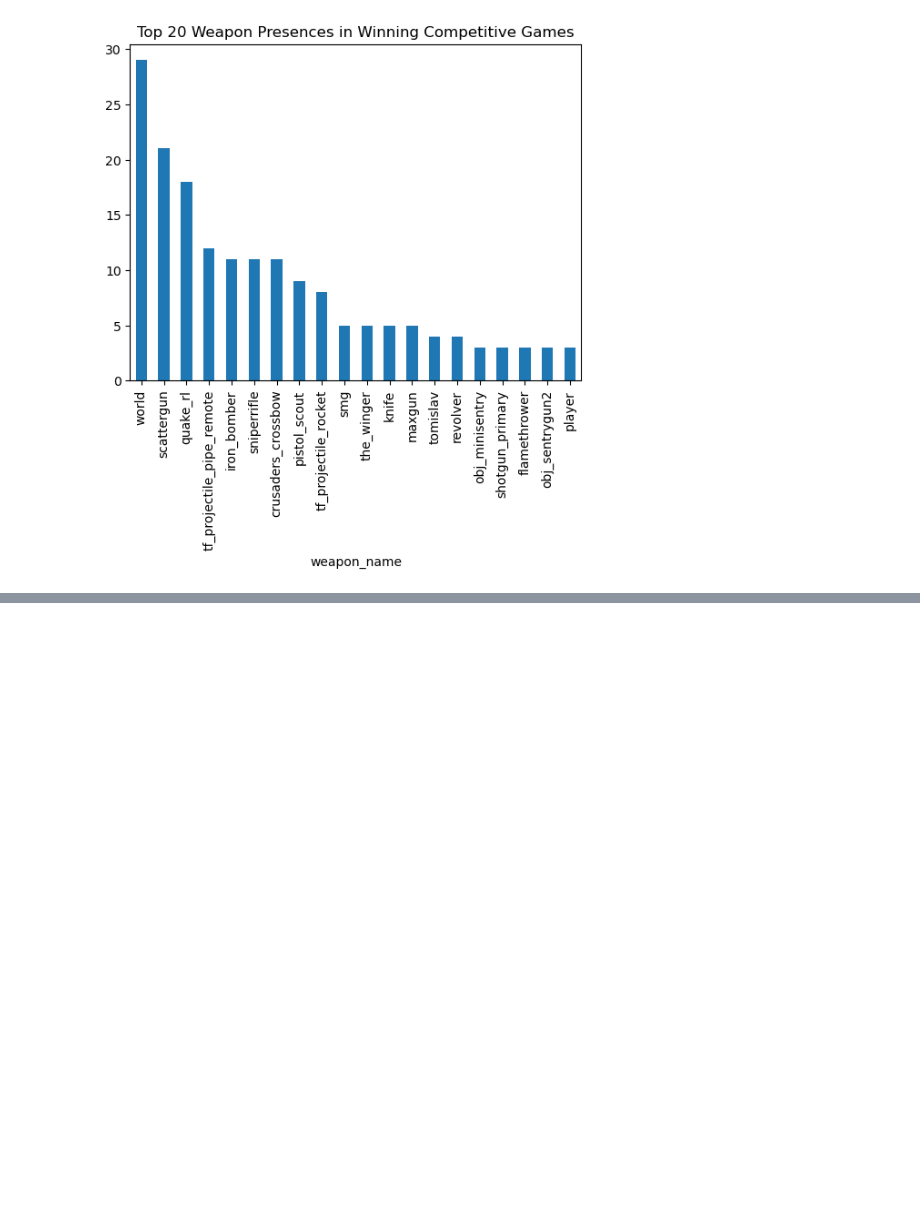
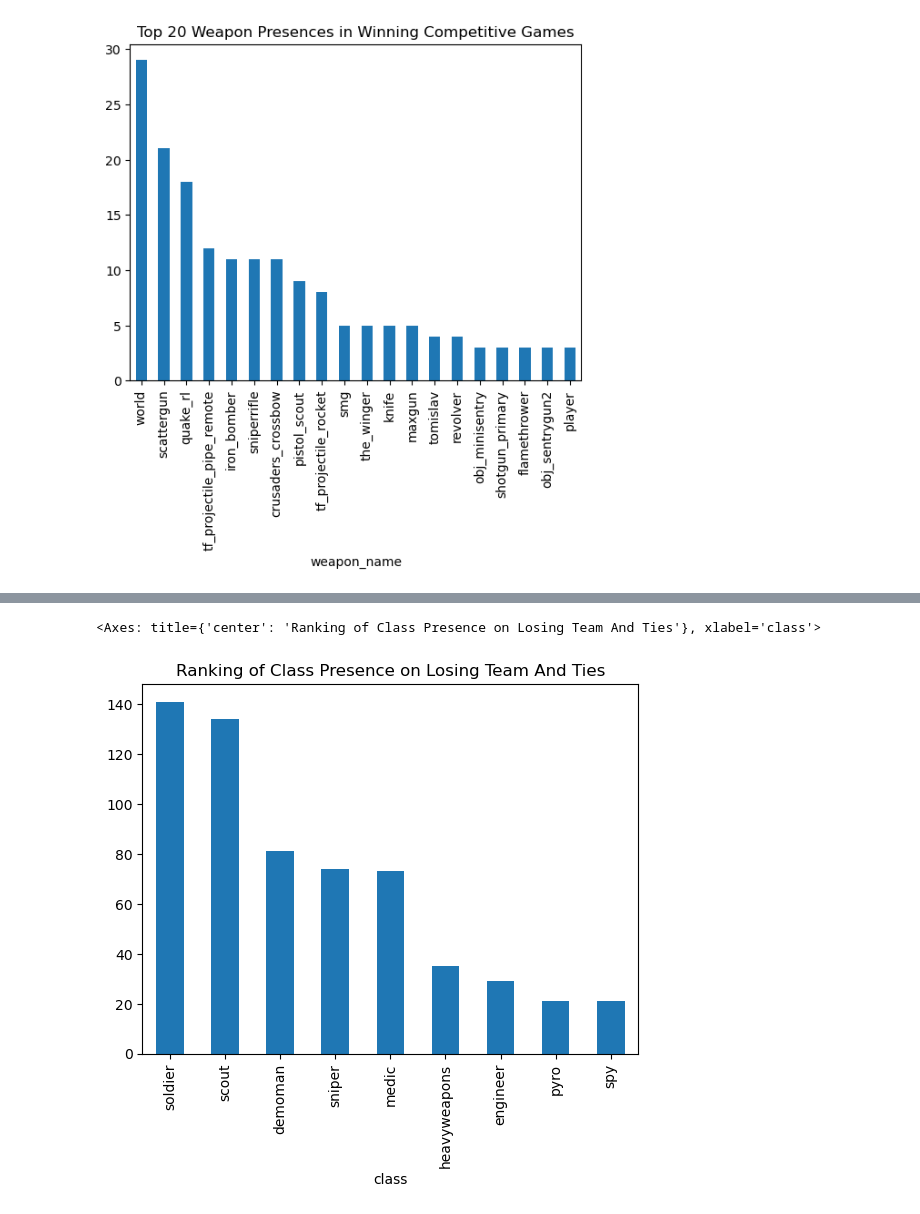
Before and after one commit to AlexPhilipsen/DataMiningProject, a Jupyter notebook: New/results.ipynb, the cells around one changed output, grey strips where cells are left out. Drawn from its saved outputs; the diff is of its cells as text; code cells hidden in the pictures; blank space fills up the shorter version.

```diff
--- a/New/results.ipynb
+++ b/New/results.ipynb
@@ -293,0 +323,5 @@ weapon_uses.head(20).plot(kind='bar', title='Top 20 Weapon Presences in Winning
+# %%
+losing_df.plot(kind='bar', title='Ranking of Class Presence on Losing Team And Ties')
+# %% [output]
+<Axes: title={'center': 'Ranking of Class Presence on Losing Team And Ties'}, xlabel='class'>
+[figure, added]
```
Also changed, not shown: parts of 1 cell of this notebook.
